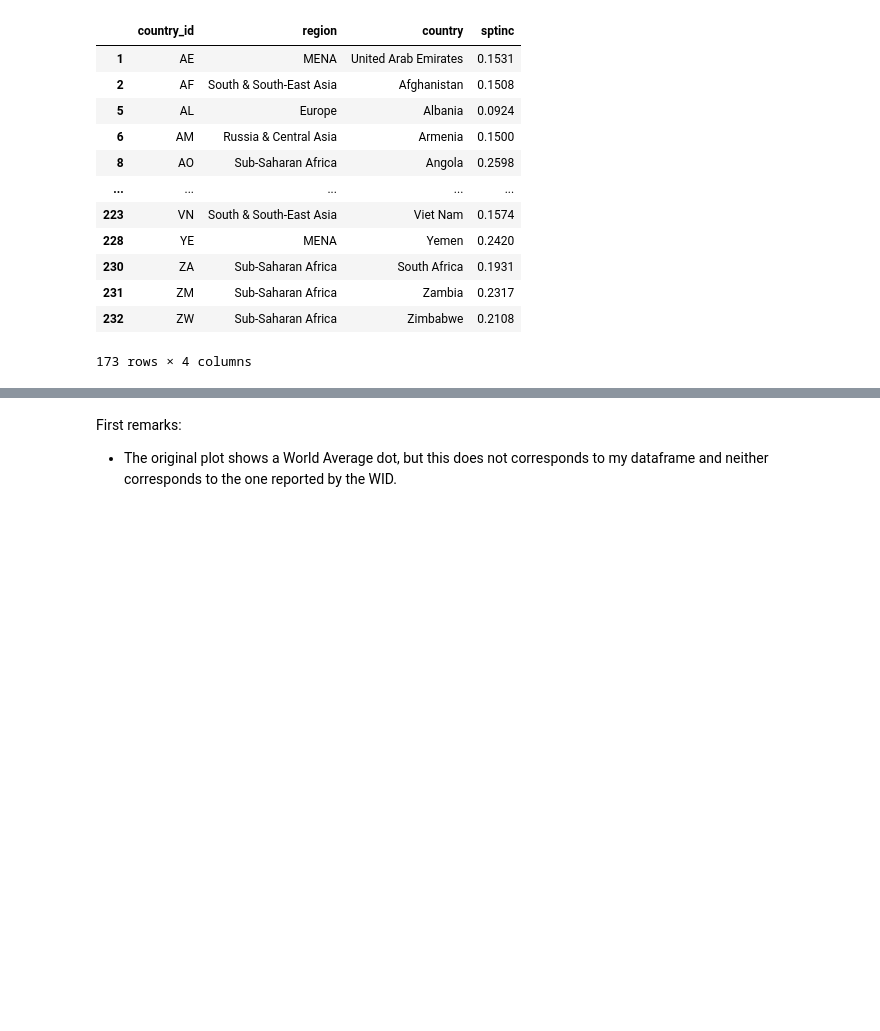
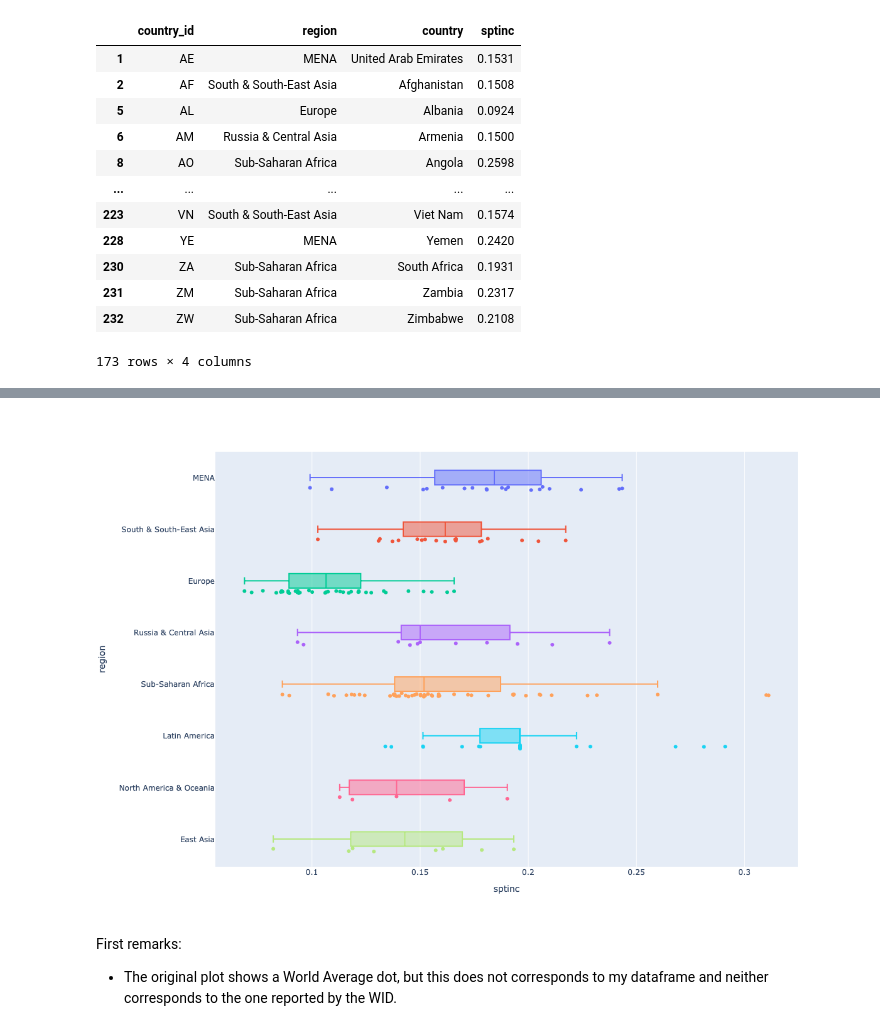
Before and after one commit to MiguelHeCa/inequality-plots, a Jupyter notebook: income_inequality_top_1pct.ipynb, the cells around one changed output, grey strips where cells are left out. Cells and saved outputs as stored; diff of their text form; code cells hidden in the pictures; blank space fills up the shorter version.

Commit message:
adding plots

```diff
--- a/income_inequality_top_1pct.ipynb
+++ b/income_inequality_top_1pct.ipynb
@@ -249,0 +258,17 @@ df.describe()
+# %%
+fig = px.box(
+    df,
+    y='region',
+    x='sptinc',
+    color='region',
+    points='all',
+    hover_name='country',
+    orientation='h'
+)
+fig.update_layout(
+    height=800,
+    showlegend=False,
+    boxgap=0.6,
+)
+fig.show()
+# %% [output]
@@ -250,3 +276,4 @@ df.describe()
+[figure, added]
 # %% [markdown]
 First remarks:
 
```
Also changed, not shown: parts of 12 cells of this notebook.
